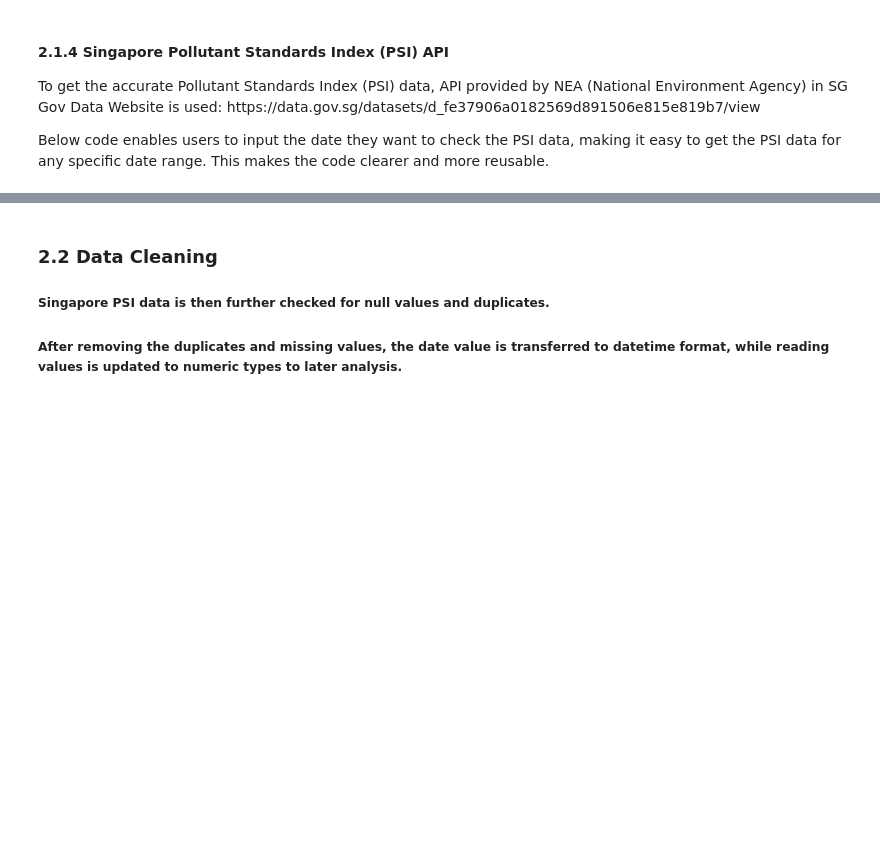
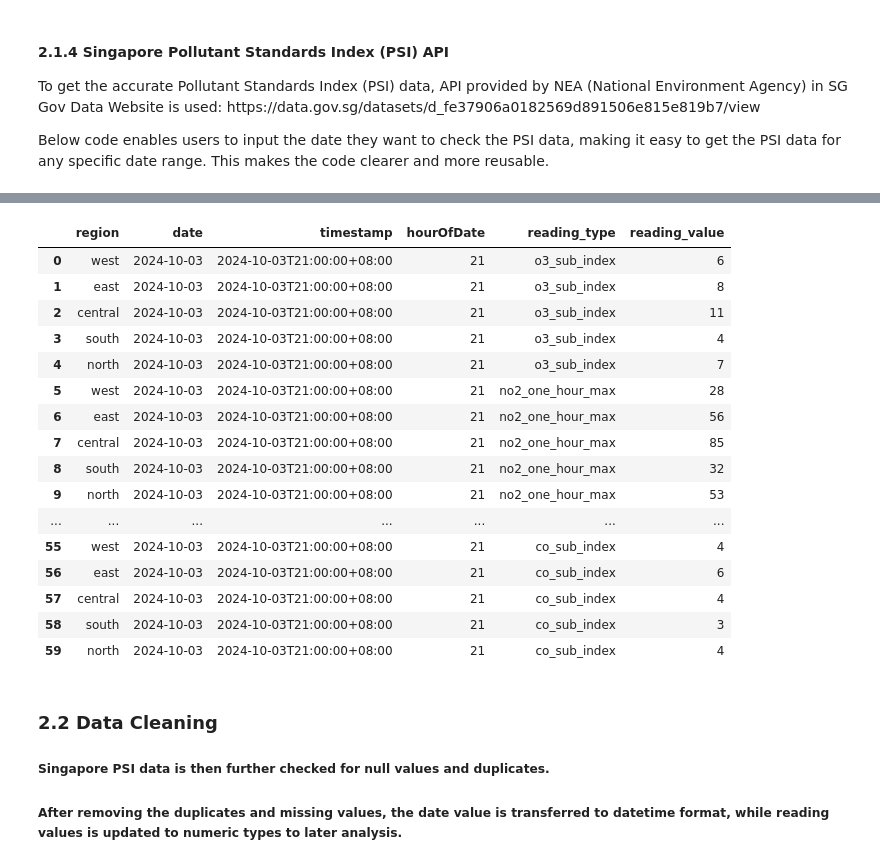
Before and after one commit to linxianying/G12_GuidedProject, a Jupyter notebook: traffic_air_sg.ipynb, the cells around one changed output, grey strips where cells are left out. Drawn from its saved outputs; the diff is of its cells as text; code cells hidden in the pictures; blank space fills up the shorter version.

Commit message:
update the sg air quality data collection part

```diff
--- a/traffic_air_sg.ipynb
+++ b/traffic_air_sg.ipynb
@@ -25,7 +27,7 @@ headers = {
   'accept': 'application/json'
 }
 
-api_response = requests.request("GET", url_get_traffic_flow_link, headers=headers)
+api_response = requests.get(url_get_traffic_flow_link, headers=headers)
 json_link = api_response.json()
 url_data = pd.json_normalize(
         data=json_link,
@@ -34,12 +36,12 @@ url_data = pd.json_normalize(
         sep ='.'
     )
 # to get file link from returned result, which will expire after 5 mins
-url = url_data['Link'][0]
+url_traffic_flow = url_data['Link'][0]
 
 # to get the actual data via file link
-link_response = requests.get(url, headers=headers, timeout=(5, 15))
+link_response = requests.get(url_traffic_flow, headers=headers, timeout=(5, 15))
 json_data = link_response.json()
-traffic_flow_data = pd.json_normalize(
+traffic_flow_sg = pd.json_normalize(
             data=json_data,
             record_path='Value',
             meta=[
@@ -49,7 +51,7 @@ traffic_flow_data = pd.json_normalize(
             sep ='.'
         )
 # check the traffic flow data
-traffic_flow_data
+traffic_flow_sg
 # %% [output]
 |  | LinkID | Date | HourOfDate | Volume | StartLon | StartLat | EndLon | EndLat | RoadName | RoadCat | ... |
 | 0 | 103000122 | 01/02/2024 | 7 | 3881 | 103.694408899999999 | 1.350438528000000 | 103.6953675 | 1.351780186 | PAN ISLAND EXPRESSWAY | CAT1 | ... |
@@ -73,5 +77,5 @@ traffic_flow_data
 # %%
-speed_bands_url = "https://datamall2.mytransport.sg/ltaodataservice/v3/TrafficSpeedBands?$skip={}"
+url_speed_bands = "https://datamall2.mytransport.sg/ltaodataservice/v3/TrafficSpeedBands?$skip={}"
 apiKey = 'y4MnOaz/QmCC6O/5aUOa9A=='
 headers = {
     'AccountKey': apiKey,
@@ -84,7 +88,7 @@ data_list = []
 skip = 0
 
 while True:
-    url = speed_bands_url.format(skip)
+    url = url_speed_bands.format(skip)
     response = requests.get(url, headers=headers)
 
     if response.status_code == 200:
@@ -143,12 +149,12 @@ traffic_speed_bands_sg.to_csv('traffic_speed_bands_sg.csv', index=False)
 # %%
-incidents_url = "https://datamall2.mytransport.sg/ltaodataservice/TrafficIncidents"
+url_traffic_incidents = "https://datamall2.mytransport.sg/ltaodataservice/TrafficIncidents"
 apiKey = 'y4MnOaz/QmCC6O/5aUOa9A=='
 headers = {
     'AccountKey': apiKey,
     'accept': 'application/json'
 }
 
-api_response = requests.request("GET", incidents_url, headers=headers)
+api_response = requests.get(url_traffic_incidents, headers=headers)
 json_data = api_response.json()
 traffic_incidents_sg = pd.json_normalize(
         data=json_data,
@@ -281,3 +347,26 @@ print(sg_region_df.head())
+# %%
+single_psi_sg, single_region_sg = get_psi_data_for_single_date()
+single_psi_sg.to_csv('single_psi_sg.csv', index=False)
+# %%
+single_psi_sg
+# %% [output]
+|  | region | date | timestamp | hourOfDate | reading_type | reading_value |
+| 0 | west | 2024-10-03 | 2024-10-03T21:00:00+08:00 | 21 | o3_sub_index | 6 |
+| 1 | east | 2024-10-03 | 2024-10-03T21:00:00+08:00 | 21 | o3_sub_index | 8 |
+| 2 | central | 2024-10-03 | 2024-10-03T21:00:00+08:00 | 21 | o3_sub_index | 11 |
+| 3 | south | 2024-10-03 | 2024-10-03T21:00:00+08:00 | 21 | o3_sub_index | 4 |
+| 4 | north | 2024-10-03 | 2024-10-03T21:00:00+08:00 | 21 | o3_sub_index | 7 |
+| 5 | west | 2024-10-03 | 2024-10-03T21:00:00+08:00 | 21 | no2_one_hour_max | 28 |
+| 6 | east | 2024-10-03 | 2024-10-03T21:00:00+08:00 | 21 | no2_one_hour_max | 56 |
+| 7 | central | 2024-10-03 | 2024-10-03T21:00:00+08:00 | 21 | no2_one_hour_max | 85 |
+| 8 | south | 2024-10-03 | 2024-10-03T21:00:00+08:00 | 21 | no2_one_hour_max | 32 |
+| 9 | north | 2024-10-03 | 2024-10-03T21:00:00+08:00 | 21 | no2_one_hour_max | 53 |
+| ... | ... | ... | ... | ... | ... | ... |
+| 55 | west | 2024-10-03 | 2024-10-03T21:00:00+08:00 | 21 | co_sub_index | 4 |
+| 56 | east | 2024-10-03 | 2024-10-03T21:00:00+08:00 | 21 | co_sub_index | 6 |
+| 57 | central | 2024-10-03 | 2024-10-03T21:00:00+08:00 | 21 | co_sub_index | 4 |
+| 58 | south | 2024-10-03 | 2024-10-03T21:00:00+08:00 | 21 | co_sub_index | 3 |
+| 59 | north | 2024-10-03 | 2024-10-03T21:00:00+08:00 | 21 | co_sub_index | 4 |
 # %% [markdown]
 ### 2.2 Data Cleaning
 ##### Singapore PSI data is then further checked for null values and duplicates.
```
Also changed, not shown: parts of 7 cells of this notebook, 4 other files.
